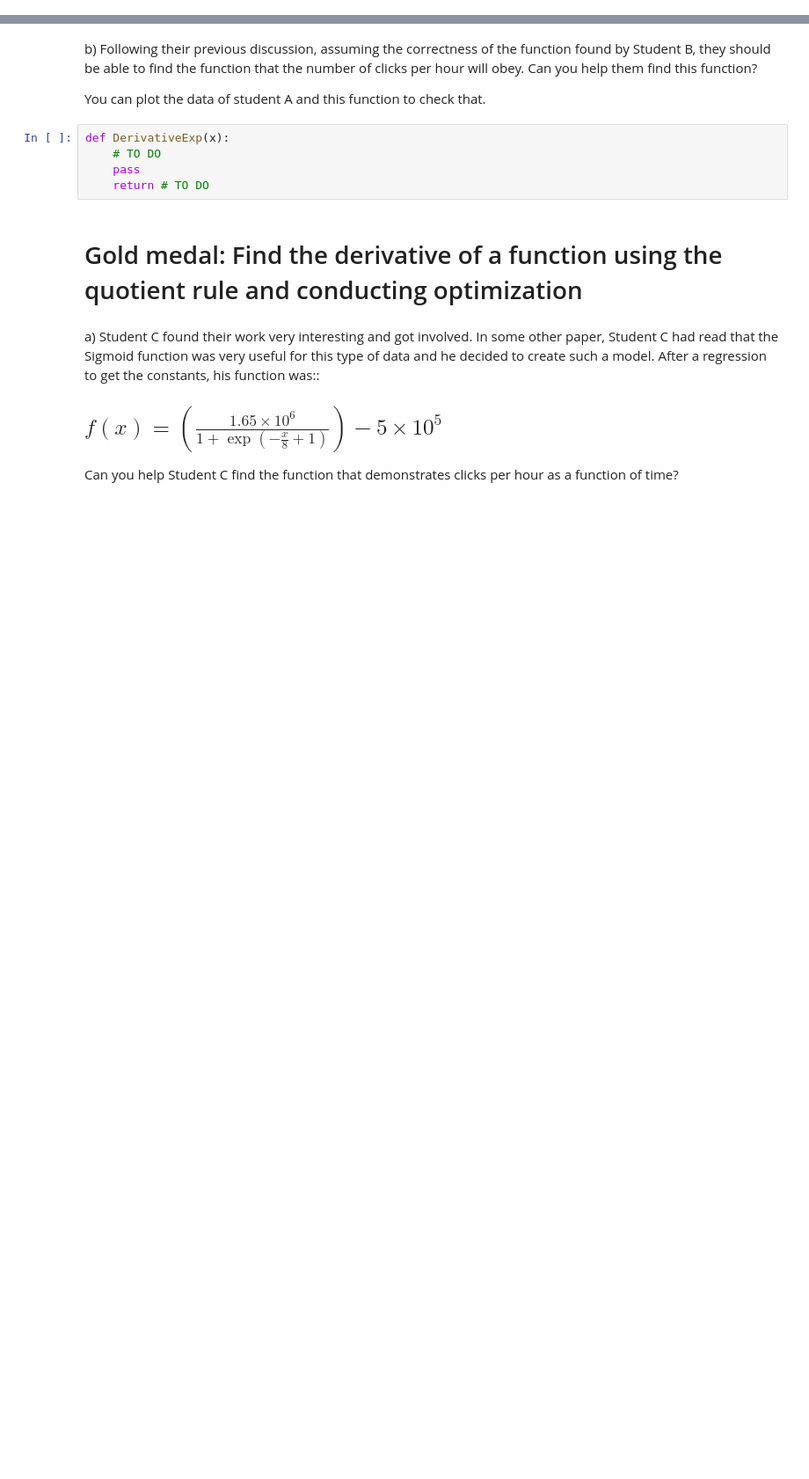
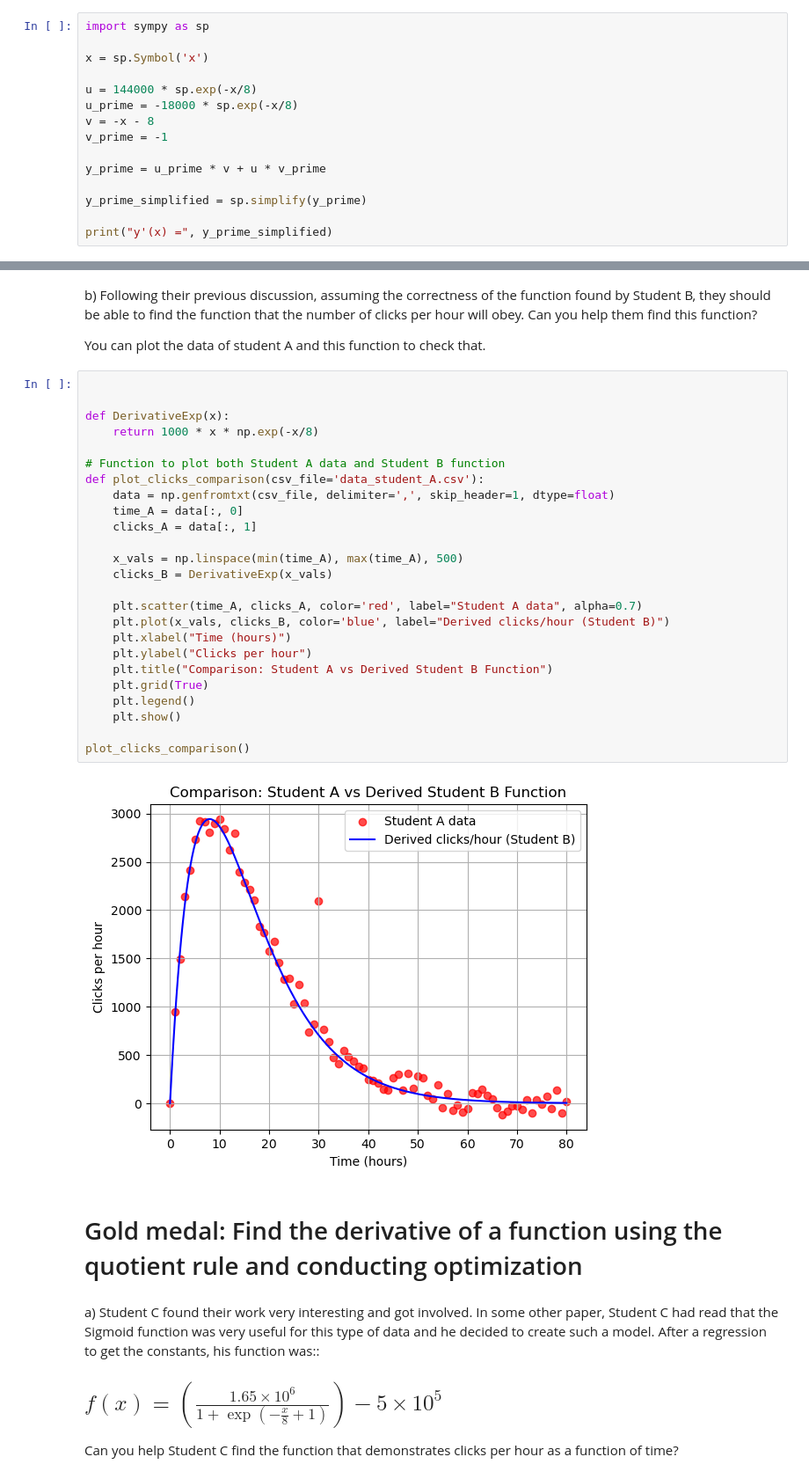
Before and after one commit to Isar-K/computational-thinking-week-individual-15367312, a Jupyter notebook: challenge_calculus/Review_Calculus.ipynb, the cells around one changed output, grey strips where cells are left out. Shown at 88% size. Cells and saved outputs as stored; diff of their text form; blank space fills up the shorter version.

```diff
--- a/challenge_calculus/Review_Calculus.ipynb
+++ b/challenge_calculus/Review_Calculus.ipynb
@@ -93,3 +190,18 @@ a) Student B carefully examined his data and checked the literature. After that,
 where x is the past time in hour and y is the total viewing time (in the unit of minus).
 
 Can you find the deriviative of this function?
+# %%
+import sympy as sp
+
+x = sp.Symbol('x')
+
+u = 144000 * sp.exp(-x/8)
+u_prime = -18000 * sp.exp(-x/8)
+v = -x - 8
+v_prime = -1
+
+y_prime = u_prime * v + u * v_prime
+
+y_prime_simplified = sp.simplify(y_prime)
+
+print("y'(x) =", y_prime_simplified)
@@ -98,10 +212,32 @@ b) Following their previous discussion, assuming the correctness of the function
 
 You can plot the data of student A and this function to check that.
 # %%
+
+
 def DerivativeExp(x):
-    # TO DO
-    pass
-    return # TO DO
+    return 1000 * x * np.exp(-x/8)
+
+# Function to plot both Student A data and Student B function
+def plot_clicks_comparison(csv_file='data_student_A.csv'):
+    data = np.genfromtxt(csv_file, delimiter=',', skip_header=1, dtype=float)
+    time_A = data[:, 0]
+    clicks_A = data[:, 1]
+
+    x_vals = np.linspace(min(time_A), max(time_A), 500)
+    clicks_B = DerivativeExp(x_vals)
+
+    plt.scatter(time_A, clicks_A, color='red', label="Student A data", alpha=0.7)
+    plt.plot(x_vals, clicks_B, color='blue', label="Derived clicks/hour (Student B)")
+    plt.xlabel("Time (hours)")
+    plt.ylabel("Clicks per hour")
+    plt.title("Comparison: Student A vs Derived Student B Function")
+    plt.grid(True)
+    plt.legend()
+    plt.show()
+
+plot_clicks_comparison()
+# %% [output]
+[figure, added]
 # %% [markdown]
 # Gold medal: Find the derivative of a function using the quotient rule and conducting optimization
 # %% [markdown]
```
Also changed, not shown: parts of 13 cells of this notebook.
